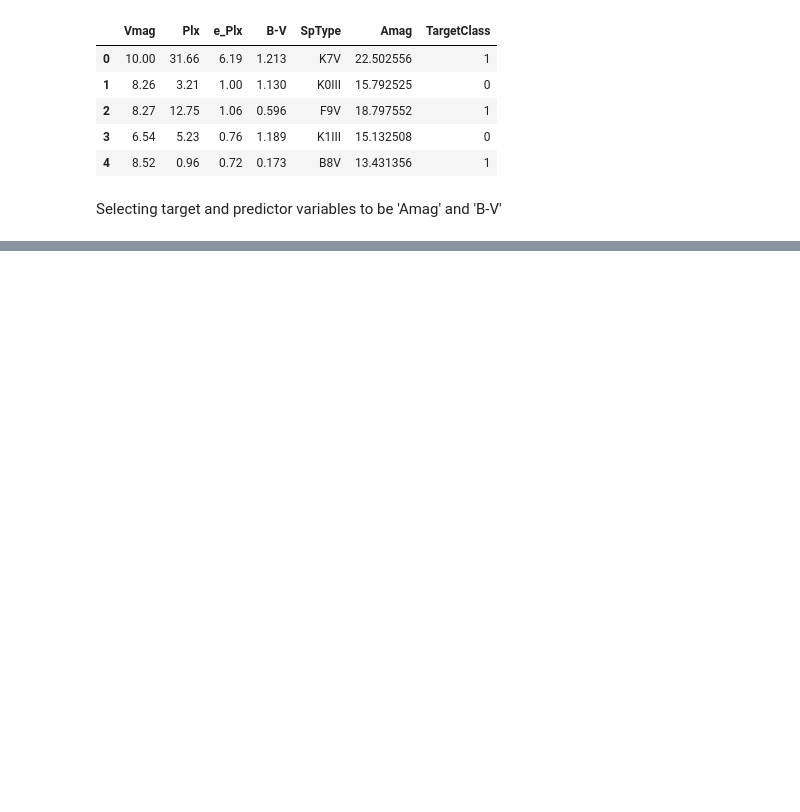
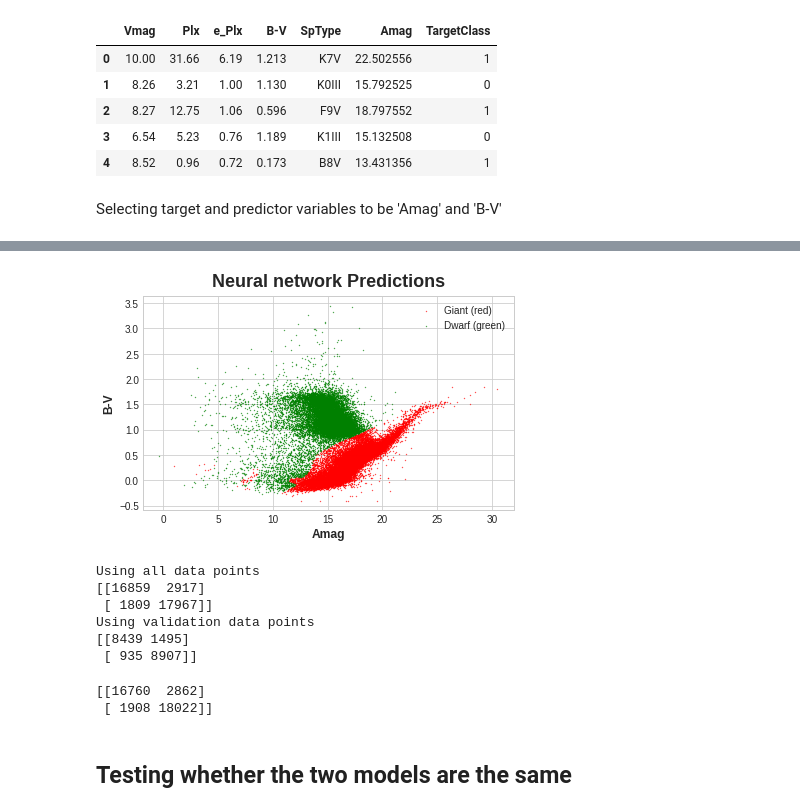
Before and after one commit to BrynGhiffar/statistics-final-project, a Jupyter notebook: explore/ml.ipynb, the cells around one changed output, grey strips where cells are left out. Drawn from its saved outputs; the diff is of its cells as text; code cells hidden in the pictures; blank space fills up the shorter version.

```diff
--- a/explore/ml.ipynb
+++ b/explore/ml.ipynb
@@ -89,0 +207,30 @@ array([[3202,  769],
+# %%
+x_var = 'Amag'
+y_var = 'B-V'
+
+nn_pred = nn_model.predict(X_full)
+# Rounding the predictions
+nn_pred[nn_pred >= 0.5] = 1
+nn_pred[nn_pred < 0.5] = 0
+create_plot(x_var, y_var, nn_pred, "Neural network Predictions")
+# %% [output]
+[figure, added]
+# %%
+print("Using all data points")
+print(confusion_matrix(y_full, nn_pred, labels=[0,1]))
+print("Using validation data points")
+print(confusion_matrix(y_valid, y_pred, labels=[0, 1]))
+# %% [output]
+Using all data points
+[[16859  2917]
+ [ 1809 17967]]
+Using validation data points
+[[8439 1495]
+ [ 935 8907]]
+# %%
+print(confusion_matrix(rf_pred, nn_pred, labels=[0,1]))
+# %% [output]
+[[16760  2862]
+ [ 1908 18022]]
+# %% [markdown]
+## Testing whether the two models are the same
```
Also changed, not shown: parts of 23 cells of this notebook, 2 other files.
